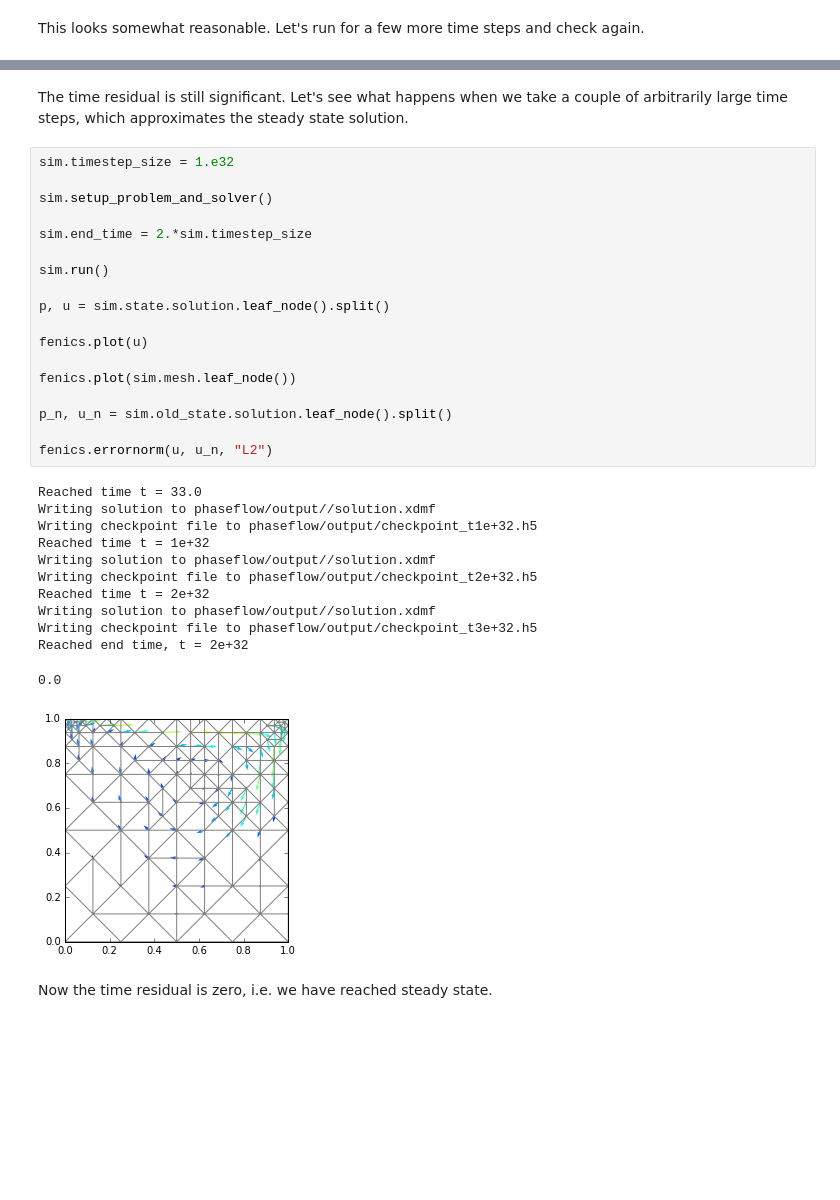
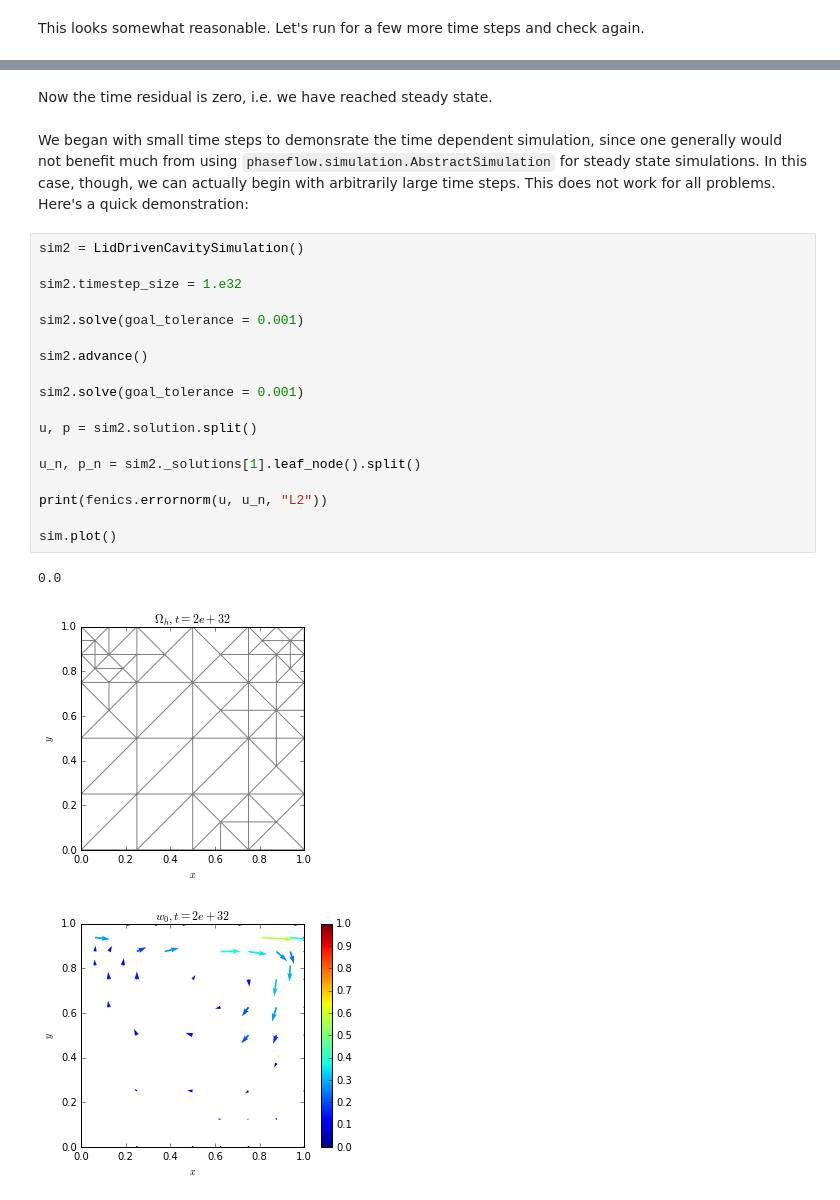
Before and after one commit to geo-fluid-dynamics/phaseflow-fenics, a Jupyter notebook: tutorials/SimulationAPI/LidDrivenCavity.ipynb, the cells around one changed output, grey strips where cells are left out. Drawn from its saved outputs; the diff is of its cells as text; blank space fills up the shorter version.

```diff
--- a/tutorials/SimulationAPI/LidDrivenCavity.ipynb
+++ b/tutorials/SimulationAPI/LidDrivenCavity.ipynb
@@ -198,35 +253,26 @@ fenics.errornorm(u, u_n, "L2")
-# %% [markdown]
-The time residual is still significant. Let's see what happens when we take a couple of arbitrarily large time steps, which approximates the steady state solution.
-# %%
-sim.timestep_size = 1.e32
-
-sim.setup_problem_and_solver()
-
-sim.end_time = 2.*sim.timestep_size
-
-sim.run()
-
-p, u = sim.state.solution.leaf_node().split()
-
-fenics.plot(u)
-
-fenics.plot(sim.mesh.leaf_node())
-
-p_n, u_n = sim.old_state.solution.leaf_node().split()
-
-fenics.errornorm(u, u_n, "L2")
-# %% [output]
-Reached time t = 33.0
-Writing solution to phaseflow/output//solution.xdmf
-Writing checkpoint file to phaseflow/output/checkpoint_t1e+32.h5
-Reached time t = 1e+32
-Writing solution to phaseflow/output//solution.xdmf
-Writing checkpoint file to phaseflow/output/checkpoint_t2e+32.h5
-Reached time t = 2e+32
-Writing solution to phaseflow/output//solution.xdmf
-Writing checkpoint file to phaseflow/output/checkpoint_t3e+32.h5
-Reached end time, t = 2e+32
-0.0
-[figure, removed]
 # %% [markdown]
 Now the time residual is zero, i.e. we have reached steady state.
+# %% [markdown]
+We began with small time steps to demonsrate the time dependent simulation, since one generally would not benefit much from using `phaseflow.simulation.AbstractSimulation` for steady state simulations. In this case, though, we can actually begin with arbitrarily large time steps. This does not work for all problems. Here's a quick demonstration:
+# %%
+sim2 = LidDrivenCavitySimulation()
+
+sim2.timestep_size = 1.e32
+
+sim2.solve(goal_tolerance = 0.001)
+
+sim2.advance()
+
+sim2.solve(goal_tolerance = 0.001)
+
+u, p = sim2.solution.split()
+
+u_n, p_n = sim2._solutions[1].leaf_node().split()
+
+print(fenics.errornorm(u, u_n, "L2"))
+
+sim.plot()
+# %% [output]
+0.0
+[figure, added]
+[figure, added]
```
Also changed, not shown: parts of 23 cells of this notebook, 15 other files.
